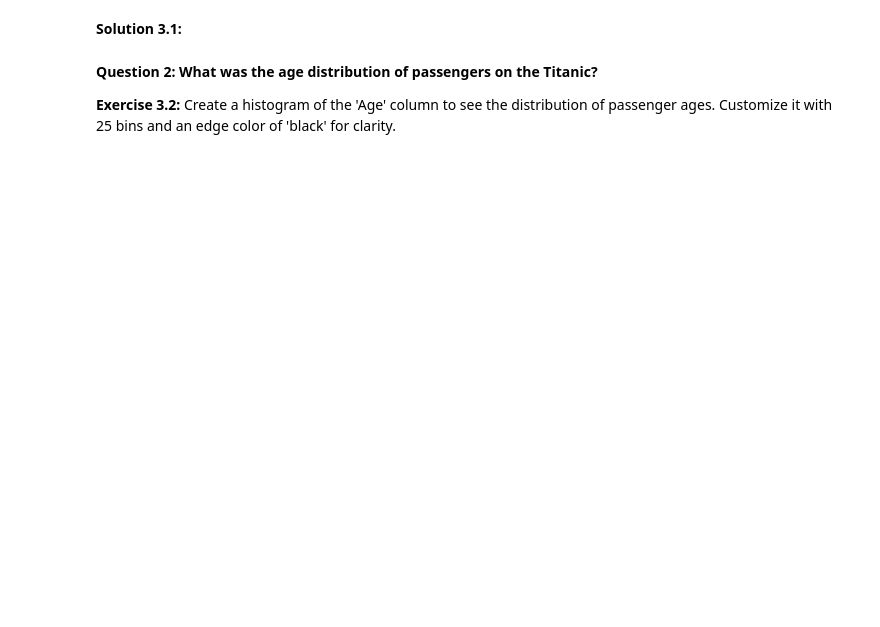
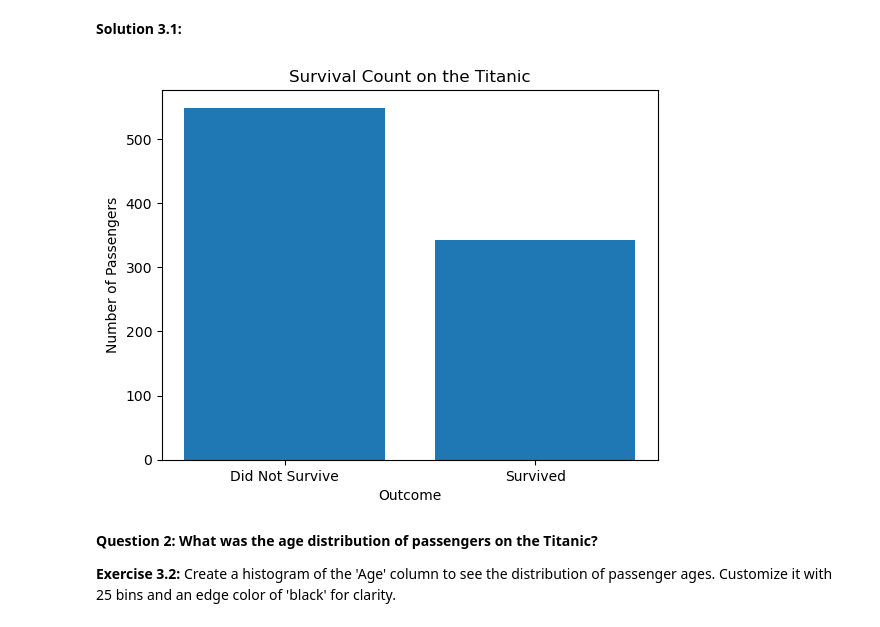
Before and after one commit to rksfn/scipy, a Jupyter notebook: week1_foundations_of_data_manipulation_and_visualization/day7_bringing_it_all2gether_mini_project.ipynb, the cells around one changed output. Drawn from its saved outputs; the diff is of its cells as text; code cells hidden in the pictures; blank space fills up the shorter version.

```diff
--- a/week1_foundations_of_data_manipulation_and_visualization/day7_bringing_it_all2gether_mini_project.ipynb
+++ b/week1_foundations_of_data_manipulation_and_visualization/day7_bringing_it_all2gether_mini_project.ipynb
@@ -90,15 +154,21 @@ Now that our data is clean, we can start exploring it visually!
 **Solution 3.1:**
 # %%
 # Solution
-survival_counts = titanic_df['Survived'].value_counts()
+survival_counts = titanic_df["Survived"].value_counts()
 
-plt.bar(x=survival_counts.index, height=survival_counts.values, tick_label=['Did Not Survive', 'Survived'])
+plt.bar(
+    x=survival_counts.index,
+    height=survival_counts.values,
+    tick_label=["Did Not Survive", "Survived"],
+)
 
-plt.title('Survival Count on the Titanic')
-plt.xlabel('Outcome')
-plt.ylabel('Number of Passengers')
+plt.title("Survival Count on the Titanic")
+plt.xlabel("Outcome")
+plt.ylabel("Number of Passengers")
 
 plt.show()
+# %% [output]
+[figure, added]
 # %% [markdown]
 **Question 2: What was the age distribution of passengers on the Titanic?**
 
```
Also changed, not shown: parts of 14 cells of this notebook.
